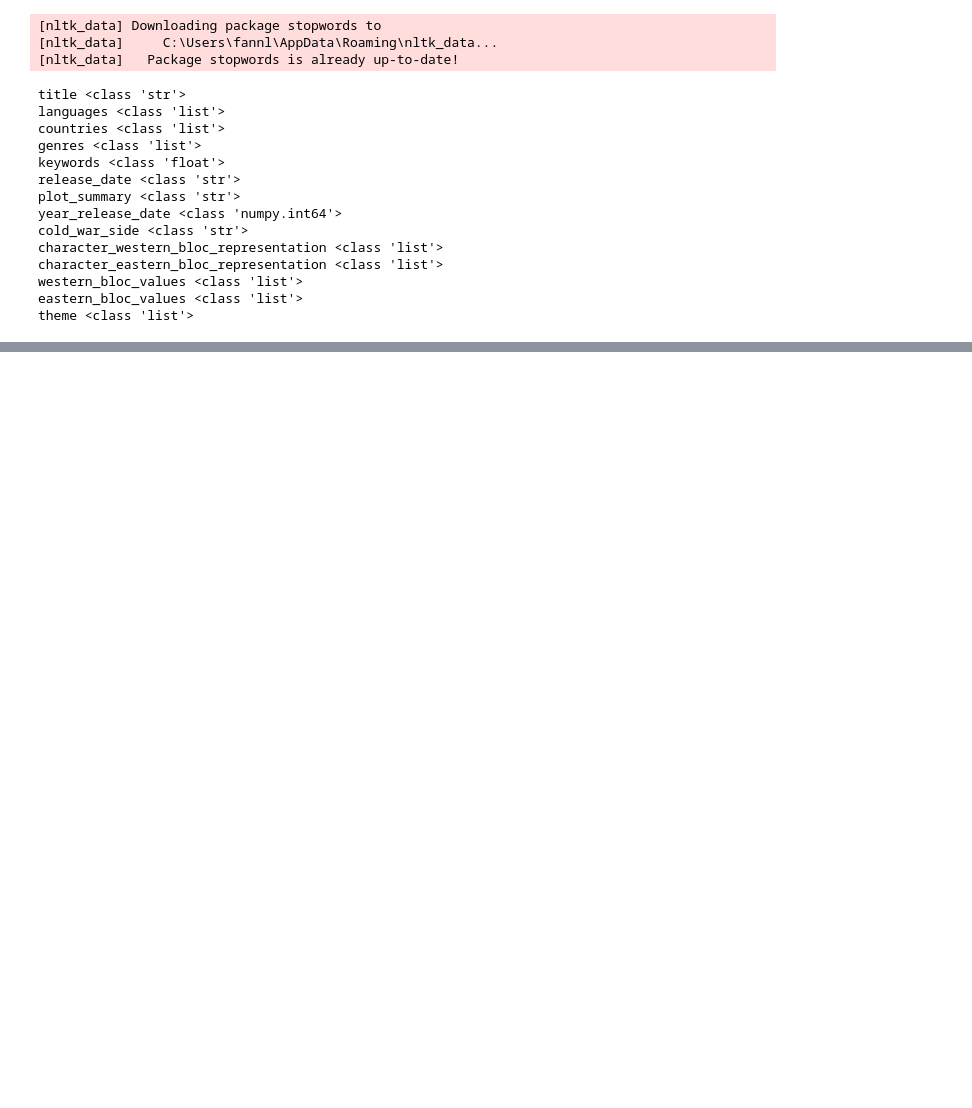
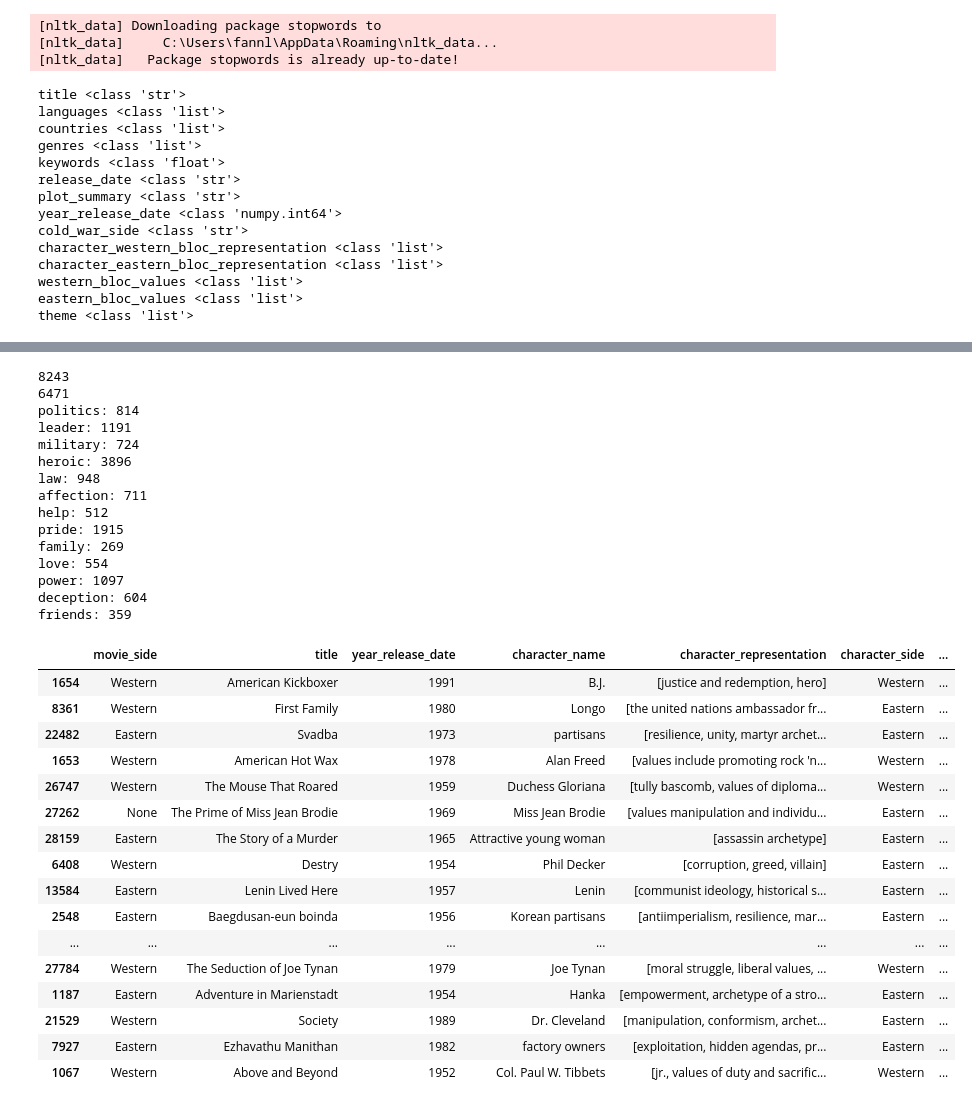
Before and after one commit to epfl-ada/ada-2024-project-datamigos, a Jupyter notebook: characters.ipynb, the cells around one changed output, grey strips where cells are left out. Drawn from its saved outputs; the diff is of its cells as text; code cells hidden in the pictures; blank space fills up the shorter version.

```diff
--- a/characters.ipynb
+++ b/characters.ipynb
@@ -268,0 +238,59 @@ Name: count, dtype: int64
+# %%
+# Define the categories for analysis
+categories = ['politics', 'leader', 'military', 'heroic', 'law', 'affection',
+              'help', 'pride', 'family', 'love', 'power', 'deception', 'friends']
+
+# Function to analyze text
+def analyze_text(text, categories):
+    analysis = lexicon.analyze(text, categories=categories, normalize=True)
+    # keep only the category with the highest value and if all values are 0, return None
+    if max(analysis.values()) == 0:
+        return None
+    else:
+        return {k: v for k, v in analysis.items() if v != 0}
+
+# Apply the analysis to each row
+character_df['empath_analysis'] = character_df['character_representation'].apply(lambda x: analyze_text(' '.join(x), categories))
+
+print(len(character_df['empath_analysis']))
+print(character_df['empath_analysis'].apply(lambda x: x is not None).sum())
+
+for cat in categories:
+    cat_count = character_df['empath_analysis'].apply(lambda x: x is not None and cat in x.keys()).sum()
+    if cat_count > 200:
+        print(f'{cat}: {cat_count}')
+
+character_df.sample(20)
+# %% [output]
+8243
+6471
+politics: 814
+leader: 1191
+military: 724
+heroic: 3896
+law: 948
+affection: 711
+help: 512
+pride: 1915
+family: 269
+love: 554
+power: 1097
+deception: 604
+friends: 359
+|  | movie_side | title | year_release_date | character_name | character_representation | character_side | ... |
+| 1654 | Western | American Kickboxer | 1991 | B.J. | [justice and redemption, hero] | Western | ... |
+| 8361 | Western | First Family | 1980 | Longo | [the united nations ambassador fr... | Eastern | ... |
+| 22482 | Eastern | Svadba | 1973 | partisans | [resilience, unity, martyr archet... | Eastern | ... |
+| 1653 | Western | American Hot Wax | 1978 | Alan Freed | [values include promoting rock 'n... | Western | ... |
+| 26747 | Western | The Mouse That Roared | 1959 | Duchess Gloriana | [tully bascomb, values of diploma... | Western | ... |
+| 27262 | None | The Prime of Miss Jean Brodie | 1969 | Miss Jean Brodie | [values manipulation and individu... | Eastern | ... |
+| 28159 | Eastern | The Story of a Murder | 1965 | Attractive young woman | [assassin archetype] | Eastern | ... |
+| 6408 | Western | Destry | 1954 | Phil Decker | [corruption, greed, villain] | Eastern | ... |
+| 13584 | Eastern | Lenin Lived Here | 1957 | Lenin | [communist ideology, historical s... | Eastern | ... |
+| 2548 | Eastern | Baegdusan-eun boinda | 1956 | Korean partisans | [antiimperialism, resilience, mar... | Eastern | ... |
+| ... | ... | ... | ... | ... | ... | ... | ... |
+| 27784 | Western | The Seduction of Joe Tynan | 1979 | Joe Tynan | [moral struggle, liberal values, ... | Western | ... |
+| 1187 | Eastern | Adventure in Marienstadt | 1954 | Hanka | [empowerment, archetype of a stro... | Eastern | ... |
+| 21529 | Western | Society | 1989 | Dr. Cleveland | [manipulation, conformism, archet... | Eastern | ... |
+| 7927 | Eastern | Ezhavathu Manithan | 1982 | factory owners | [exploitation, hidden agendas, pr... | Eastern | ... |
+| 1067 | Western | Above and Beyond | 1952 | Col. Paul W. Tibbets | [jr., values of duty and sacrific... | Western | ... |
```
Also changed, not shown: parts of 23 cells of this notebook.
